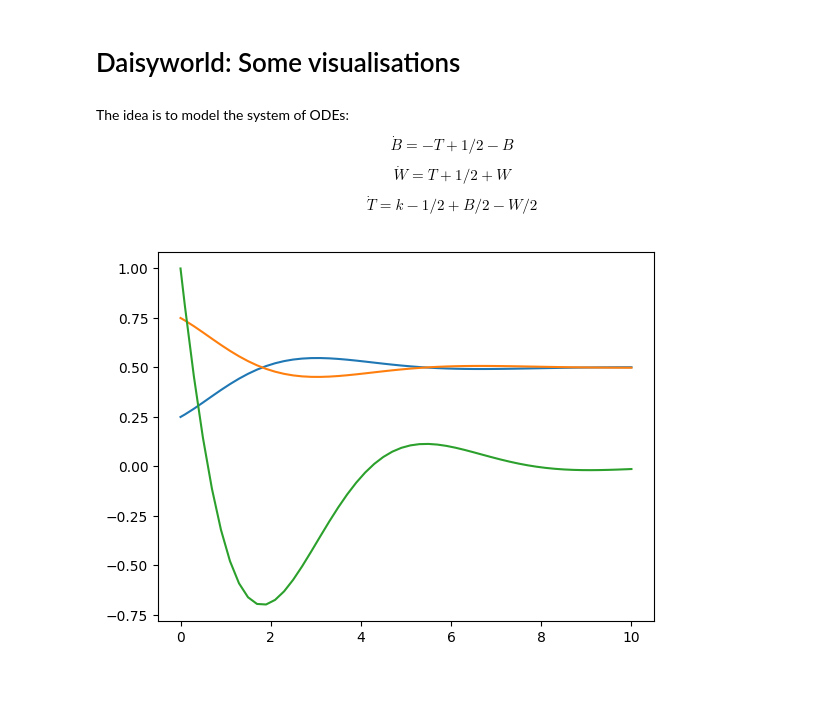
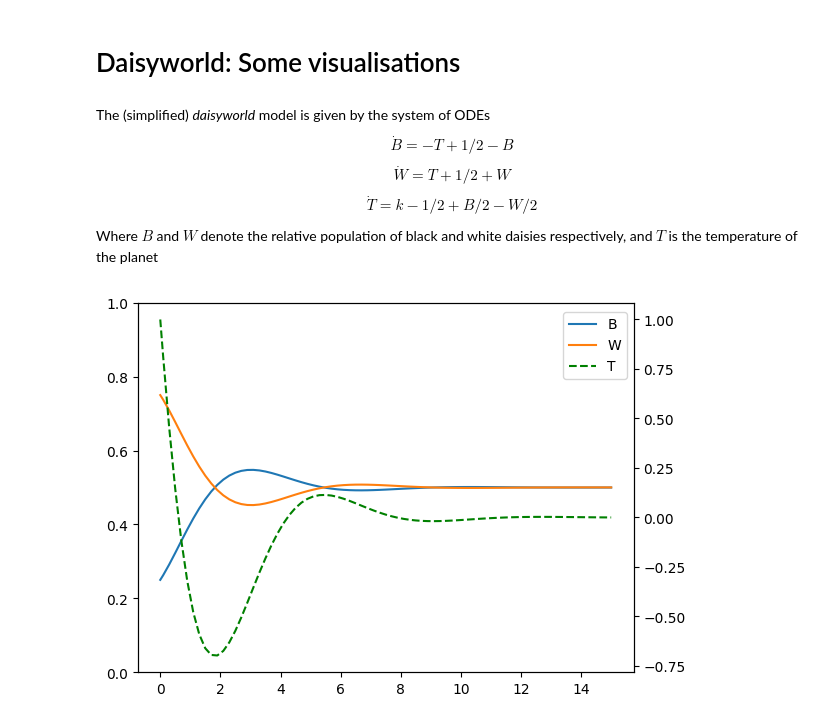
Before and after one commit to samJcrawford/daisyworld, a Jupyter notebook: daisyworld.ipynb, the cells around one changed output. Drawn from its saved outputs; the diff is of its cells as text; code cells hidden in the pictures; blank space fills up the shorter version.

```diff
--- a/daisyworld.ipynb
+++ b/daisyworld.ipynb
@@ -6,35 +6,51 @@ import matplotlib.pyplot as plt
 import numpy as np
 from scipy import integrate
 # %% [markdown]
-The idea is to model the system of ODEs:
+The (simplified) *daisyworld* model is given by the system of ODEs
 $$\dot{B} = -T + 1/2 - B$$
 $$\dot{W} = T + 1/2 + W$$
 $$\dot{T} = k - 1/2 + B/2 - W/2$$
+Where $B$ and $W$ denote the relative population of black and white daisies respectively,
+and $T$ is the temperature of the planet
 # %%
 # Define this as a function. Note function signature determined by scipy
-k = 0.5
 
-def system(t, y):
+# The all-important k parameter: (Allowing it to vary over time)
+k_default = lambda t: 0.5
+# k = lambda t: 0.5 if t < 5 else 0.5 + 0.5 * (t - 5.) / 10
+
+def system(t, y, k=k_default):
     B, W, T = y
-    B_dot = - T + 0.5 - B
-    W_dot = T + 0.5 - W
-    T_dot = k - 0.5 + 0.5 * B - 0.5 * W
-    # Silly hack so that species die out
+    B_dot = - T + 0.5 - B if B > 0 else 0
+    W_dot = T + 0.5 - W if W > 0 else 0
+    T_dot = k(t) - 0.5 + 0.5 * B - 0.5 * W
     return (B_dot, W_dot, T_dot)
 # %%
 # ODE solver
-t_f = 10 # Final time
-B0 = 0.25
-W0 = 0.75
-T0 = 0.125
-solution = integrate.solve_ivp(system, (0, t_f), y0 = (B0, W0, T0),
+def plot_solution(time = 15,
+                  B0 = None,
+                  W0 = 0.75,
+                  T0 = 0.125,
+                  k = k_default):
+    # By default, assume A0 := B0 + W0 = 1
+    B0 = B0 if B0 is not None else 1 - W0
+
+    # Solve IVP
+    solution = integrate.solve_ivp(system, (0, time), y0 = (B0, W0, T0),
                                dense_output=True,
-                               max_step=0.2)
+                               max_step=0.2, args=(k,))
+
+    # Plot result
+    plt.cla()
+    plt.plot(solution.t, solution.y[:-1,].T, label=("B", "W"))
+    ax1 = plt.gca()
+    ax1.set_ylim([0, 1])
+    ax2 = ax1.twinx()
+    ax2.plot(solution.t, solution.y[2,] / max(solution.y[2,]), "g--", label="T")
+    plt.figlegend(["B", "W", "T"], bbox_to_anchor=(0.9, 0.875))
+    return plt.gcf()
-# %%
-plt.cla()
-plt.plot(solution.t, solution.y[0,])
-plt.plot(solution.t, solution.y[1,])
-plt.plot(solution.t, solution.y[2,] / max(solution.y[2,]))
-plt.show()
-# %% [output]
-[figure, removed]
+# %%
+# Using the default values:
+plot_solution();
+# %% [output]
+[figure, added]
```
Also changed, not shown: parts of 2 cells of this notebook.
